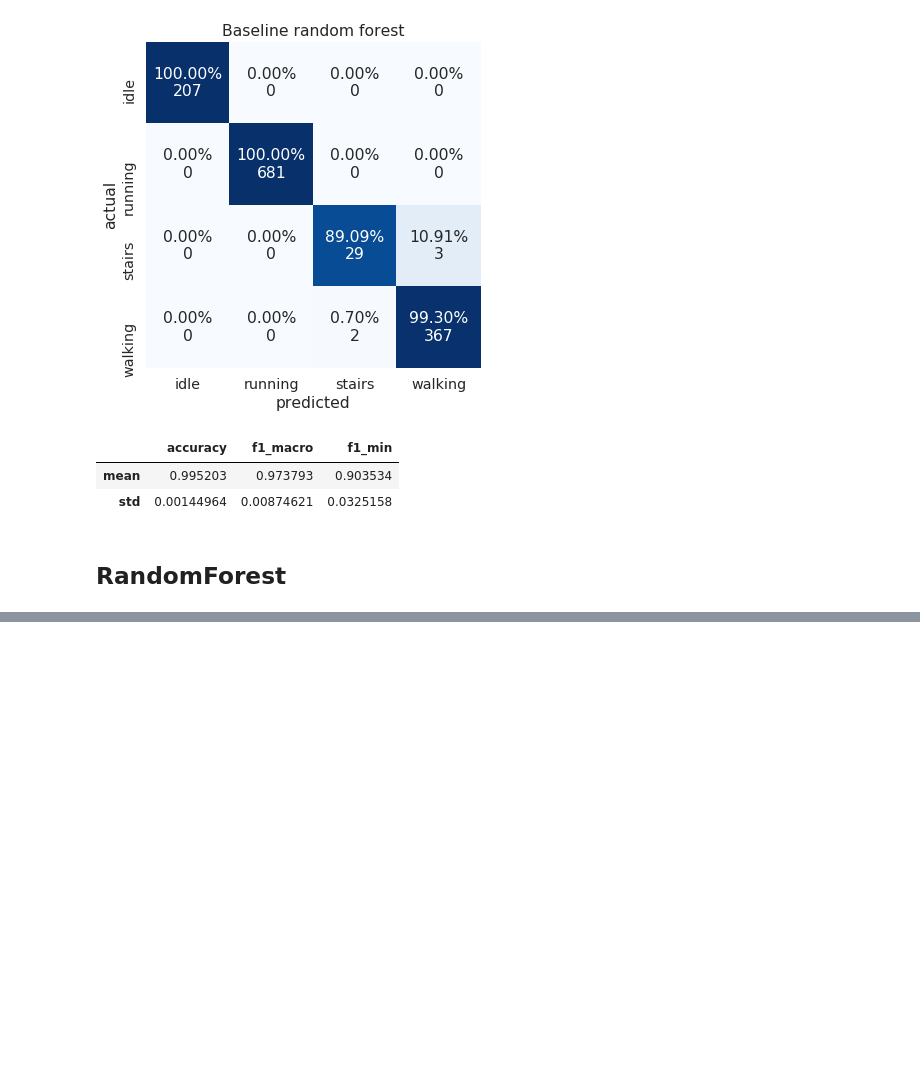
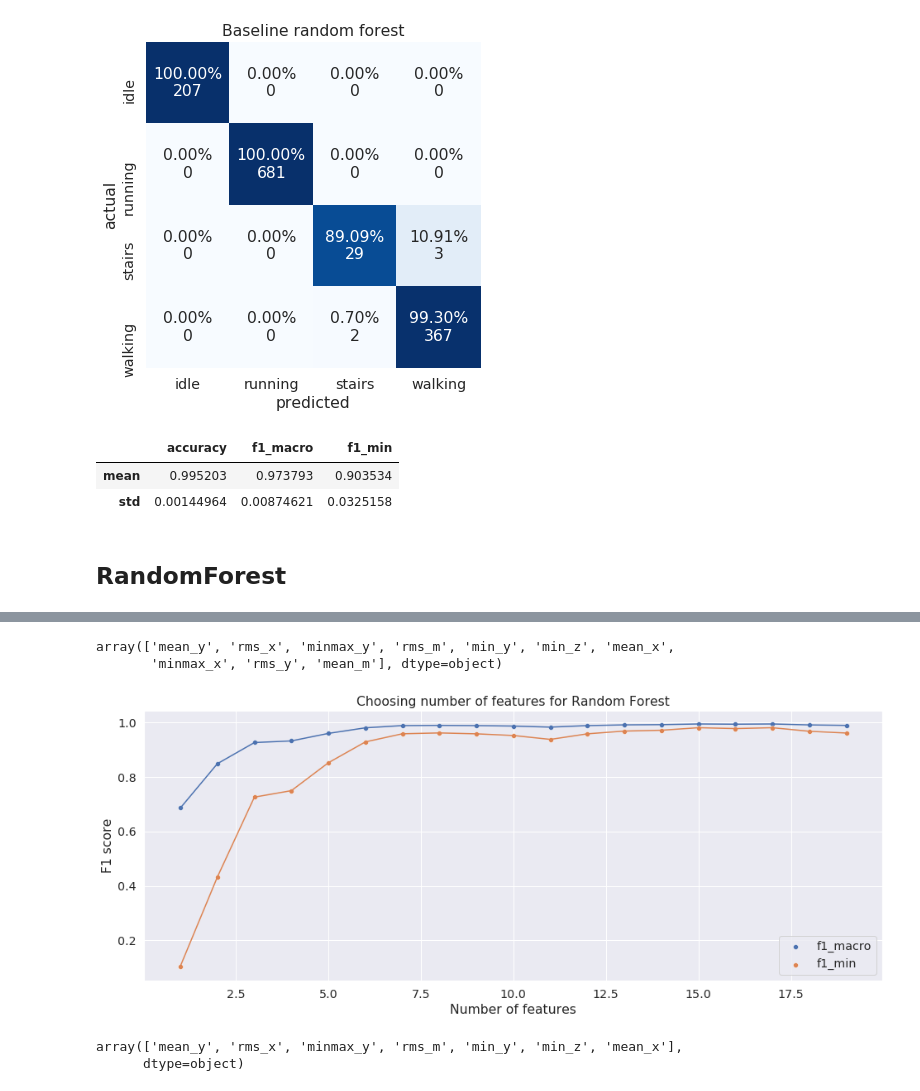
Before and after one commit to kilianovski/study, a Jupyter notebook: small_projects/activity_classification_accelerometer/activity_classification.ipynb, the cells around one changed output, grey strips where cells are left out. Cells and saved outputs as stored; diff of their text form; code cells hidden in the pictures; blank space fills up the shorter version.

```diff
--- a/small_projects/activity_classification_accelerometer/activity_classification.ipynb
+++ b/small_projects/activity_classification_accelerometer/activity_classification.ipynb
@@ -633,0 +702,7 @@ print_cv_metrics(cv_metrics, 'Baseline random forest')
+# %%
+feature_importance = list(zip(poly_transform.get_feature_names(all_features), importance_coefs))
+
+importance_df = pd.DataFrame(zip(all_features, cls.feature_importances_), columns = ['feature_name', 'importance']
+                            ).sort_values(by='importance', ascending=False
+                            ).reset_index(drop=True)
+importance_df.head()
@@ -633,0 +716,6 @@ print_cv_metrics(cv_metrics, 'Baseline random forest')
+# %%
+top_10_features = importance_df['feature_name'].head(10).values
+top_10_features
+# %% [output]
+array(['mean_y', 'rms_x', 'minmax_y', 'rms_m', 'min_y', 'min_z', 'mean_x',
+       'minmax_x', 'rms_y', 'mean_m'], dtype=object)
@@ -633,0 +740,43 @@ print_cv_metrics(cv_metrics, 'Baseline random forest')
+# %%
+n_features = np.arange(1, len(all_features)+1)
+
+scores = {
+    'selected_features': [],
+    'f1_macro': [],
+    'f1_macro_std': [],
+    'f1_min': [],
+    'f1_min_std': [],
+}
+
+for n in tqdm(n_features):
+    selected_features = importance_df['feature_name'].head(n).values
+    cv_metrics = RF_objective_n_features(selected_features)
+    df = pd.DataFrame(cv_metrics)
+    print_df = pd.concat([df.mean()[numerical_metrics], df.std()[numerical_metrics]], axis=1)
+    print_df.columns = ['mean', 'std']
+    f1_macro = print_df.loc['f1_macro']
+    scores['selected_features'].append(selected_features)
+    scores['f1_macro'].append(print_df.loc['f1_macro']['mean'])
+    scores['f1_macro_std'].append(print_df.loc['f1_macro']['std'])
+
+    scores['f1_min'].append(print_df.loc['f1_min']['mean'])
+    scores['f1_min_std'].append(print_df.loc['f1_min']['std'])
+# %%
+plt.figure(figsize=(16,6))
+sns.lineplot(x=n_features, y=scores['f1_macro'])
+sns.scatterplot(x=n_features, y=scores['f1_macro'], label='f1_macro')
+
+sns.lineplot(x=n_features, y=scores['f1_min'])
+sns.scatterplot(x=n_features, y=scores['f1_min'], label='f1_min')
+
+plt.xlabel('Number of features')
+plt.ylabel('F1 score')
+plt.title('Choosing number of features for Random Forest');
+# %% [output]
+[figure, added]
+# %%
+top_7_features = importance_df['feature_name'].head(7).values
+top_7_features
+# %% [output]
+array(['mean_y', 'rms_x', 'minmax_y', 'rms_m', 'min_y', 'min_z', 'mean_x'],
+      dtype=object)
```
Also changed, not shown: parts of 7 cells of this notebook.
